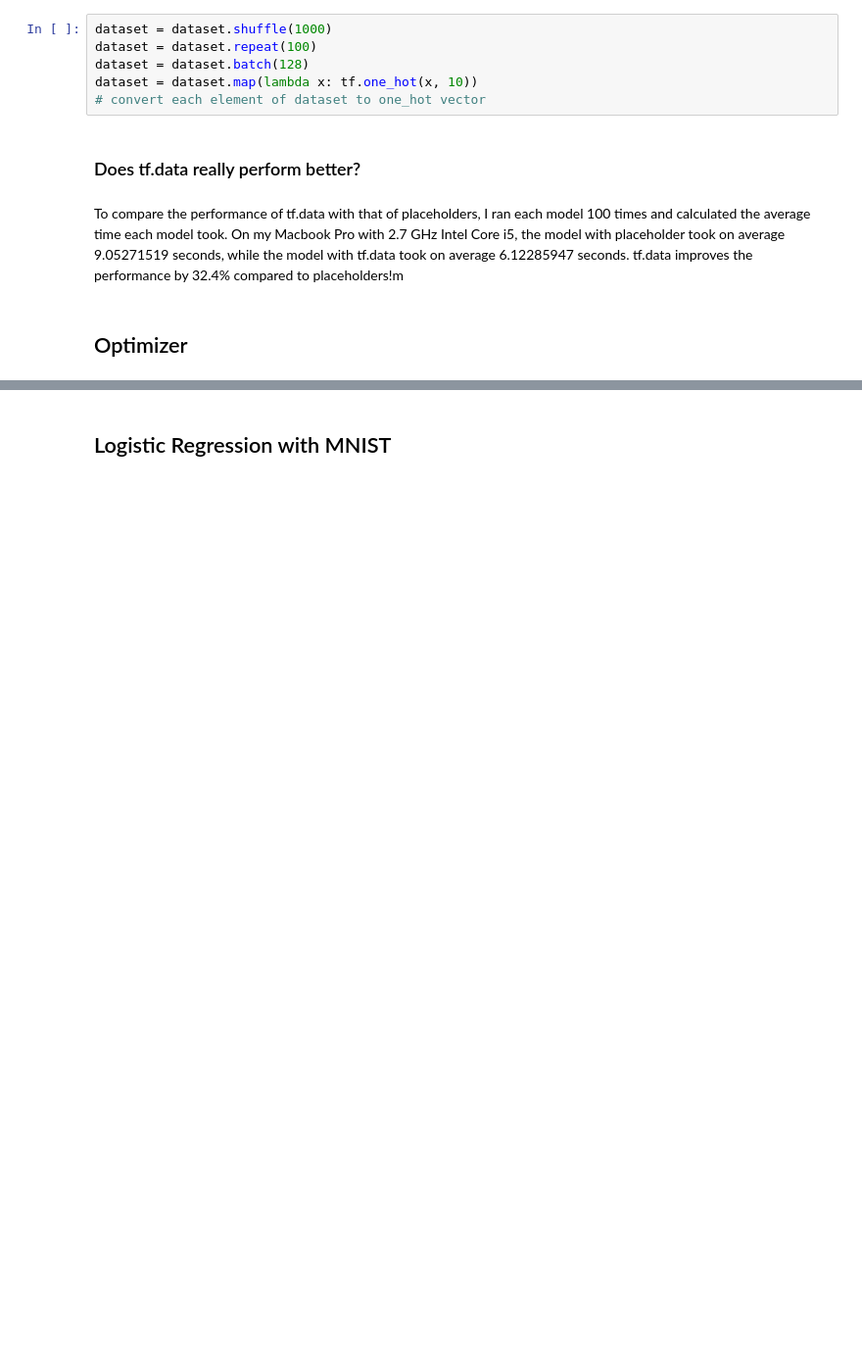
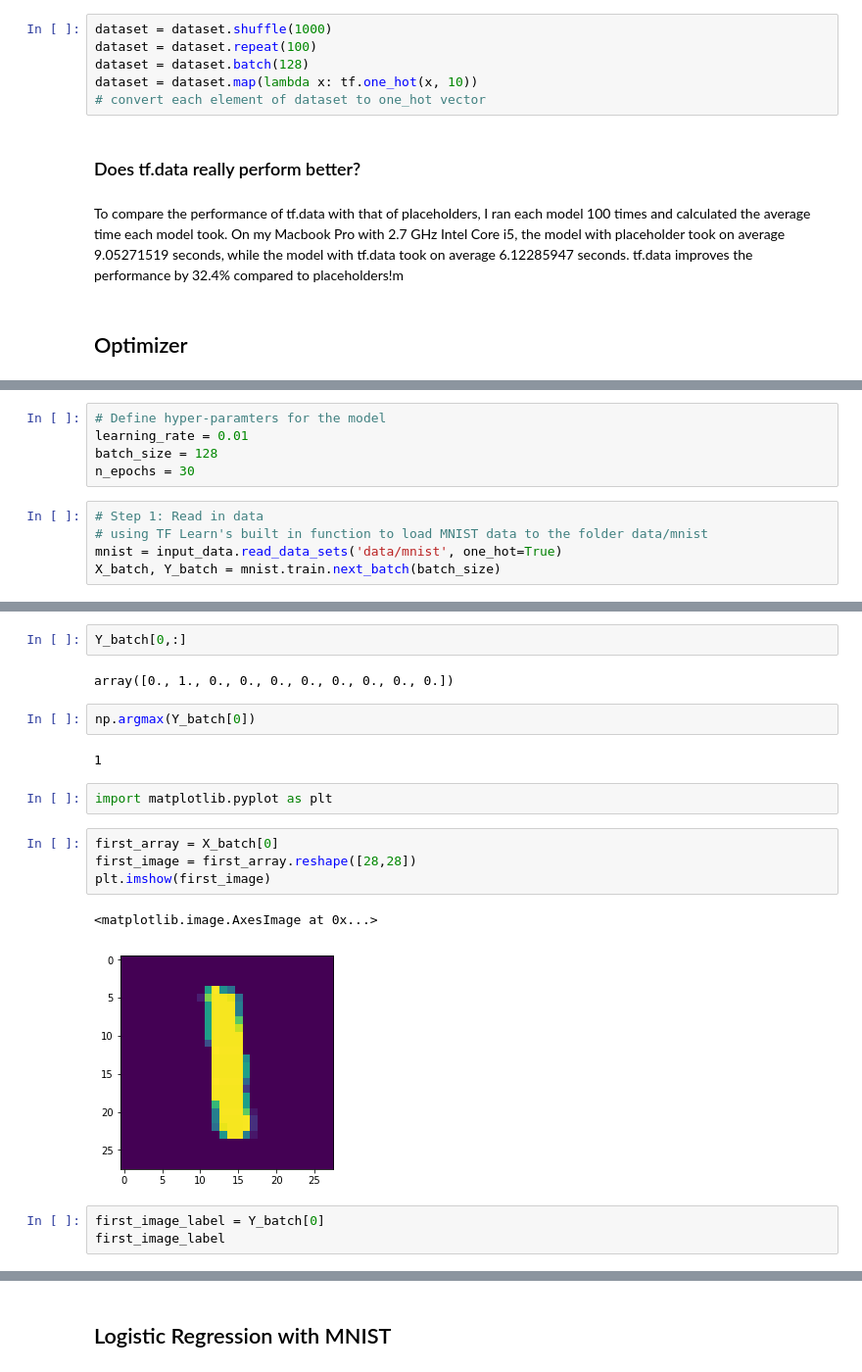
Before and after one commit to parksurk/cs20si_study, a Jupyter notebook: 3. Lecture3_Linear and Logistic Regression in TensorFlow.ipynb, the cells around one changed output, grey strips where cells are left out. Shown at 98% size. Saved outputs shown, nothing was run; the diff lists cells and outputs as text; blank space fills up the shorter version.

```diff
--- a/3. Lecture3_Linear and Logistic Regression in TensorFlow.ipynb
+++ b/3. Lecture3_Linear and Logistic Regression in TensorFlow.ipynb
@@ -344,0 +360,10 @@ To compare the performance of tf.data with that of placeholders, I ran each mode
+# %%
+# Define hyper-paramters for the model
+learning_rate = 0.01
+batch_size = 128
+n_epochs = 30
+# %%
+# Step 1: Read in data
+# using TF Learn's built in function to load MNIST data to the folder data/mnist
+mnist = input_data.read_data_sets('data/mnist', one_hot=True)
+X_batch, Y_batch = mnist.train.next_batch(batch_size)
@@ -344,0 +435,20 @@ To compare the performance of tf.data with that of placeholders, I ran each mode
+# %%
+Y_batch[0,:]
+# %% [output]
+array([0., 1., 0., 0., 0., 0., 0., 0., 0., 0.])
+# %%
+np.argmax(Y_batch[0])
+# %% [output]
+1
+# %%
+import matplotlib.pyplot as plt
+# %%
+first_array = X_batch[0]
+first_image = first_array.reshape([28,28])
+plt.imshow(first_image)
+# %% [output]
+<matplotlib.image.AxesImage at 0x...>
+[figure, added]
+# %%
+first_image_label = Y_batch[0]
+first_image_label
```
Also changed, not shown: parts of 41 cells of this notebook, 3 other files.
